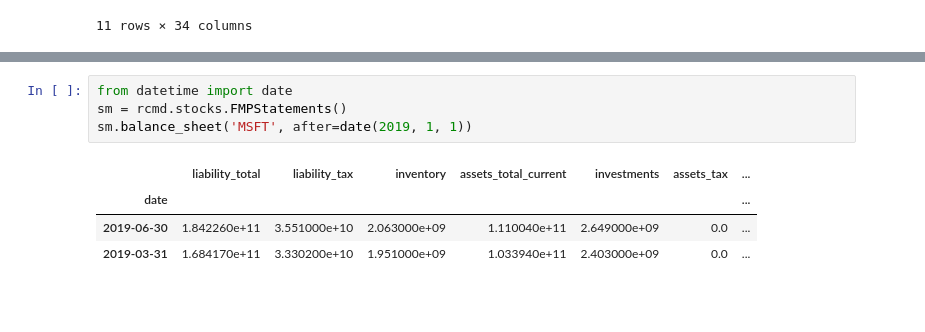
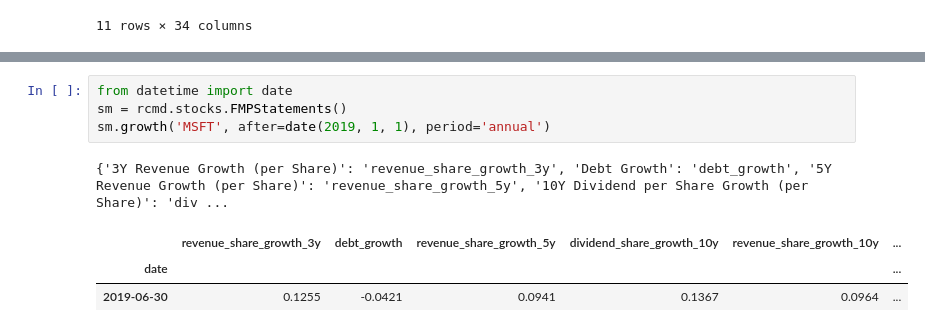
Before and after one commit to felixnext/stock_trend_analysis, a Jupyter notebook: notebooks/00-1_recommender-test.ipynb, the cells around one changed output, grey strips where cells are left out. Cells and saved outputs as stored; diff of their text form; blank space fills up the shorter version.

```diff
--- a/notebooks/00-1_recommender-test.ipynb
+++ b/notebooks/00-1_recommender-test.ipynb
@@ -55,12 +91,12 @@ feed.news()[1]
 # %%
 from datetime import date
 sm = rcmd.stocks.FMPStatements()
-sm.balance_sheet('MSFT', after=date(2019, 1, 1))
+sm.growth('MSFT', after=date(2019, 1, 1), period='annual')
 # %% [output]
+{'3Y Revenue Growth (per Share)': 'revenue_share_growth_3y', 'Debt Growth': 'debt_growth', '5Y Revenue Growth (per Share)': 'revenue_share_growth_5y', '10Y Dividend per Share Growth (per Share)': 'div ...
-|  | liability_total | liability_tax | inventory | assets_total_current | investments | assets_tax | ... |
-| date |  |  |  |  |  |  | ... |
-| 2019-06-30 | 1.842260e+11 | 3.551000e+10 | 2.063000e+09 | 1.110040e+11 | 2.649000e+09 | 0.0 | ... |
-| 2019-03-31 | 1.684170e+11 | 3.330200e+10 | 1.951000e+09 | 1.033940e+11 | 2.403000e+09 | 0.0 | ... |
+|  | revenue_share_growth_3y | debt_growth | revenue_share_growth_5y | dividend_share_growth_10y | revenue_share_growth_10y | ... |
+| date |  |  |  |  |  | ... |
+| 2019-06-30 | 0.1255 | -0.0421 | 0.0941 | 0.1367 | 0.0964 | ... |
 # %%
 sm.cash_flow('AAPL', after=date(2019, 1, 1))
 # %% [output]
```
Also changed, not shown: parts of 5 cells of this notebook, 12 other files.
